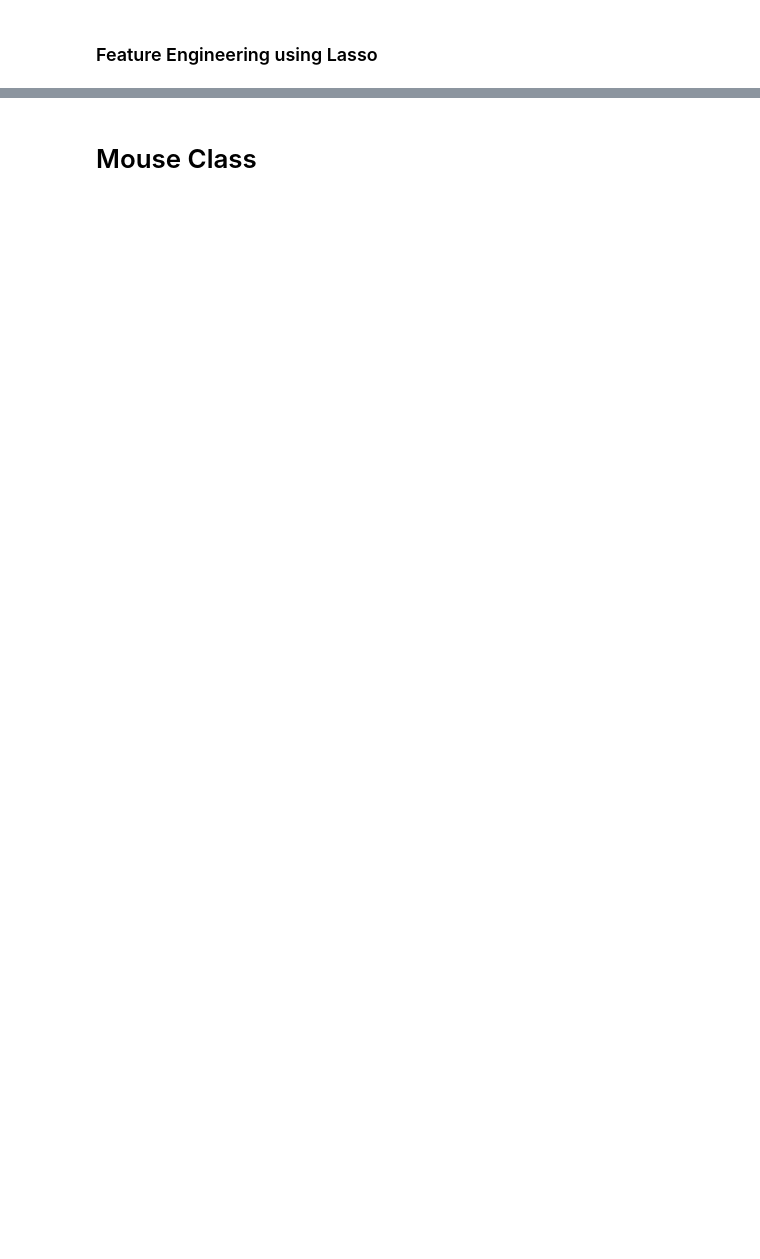
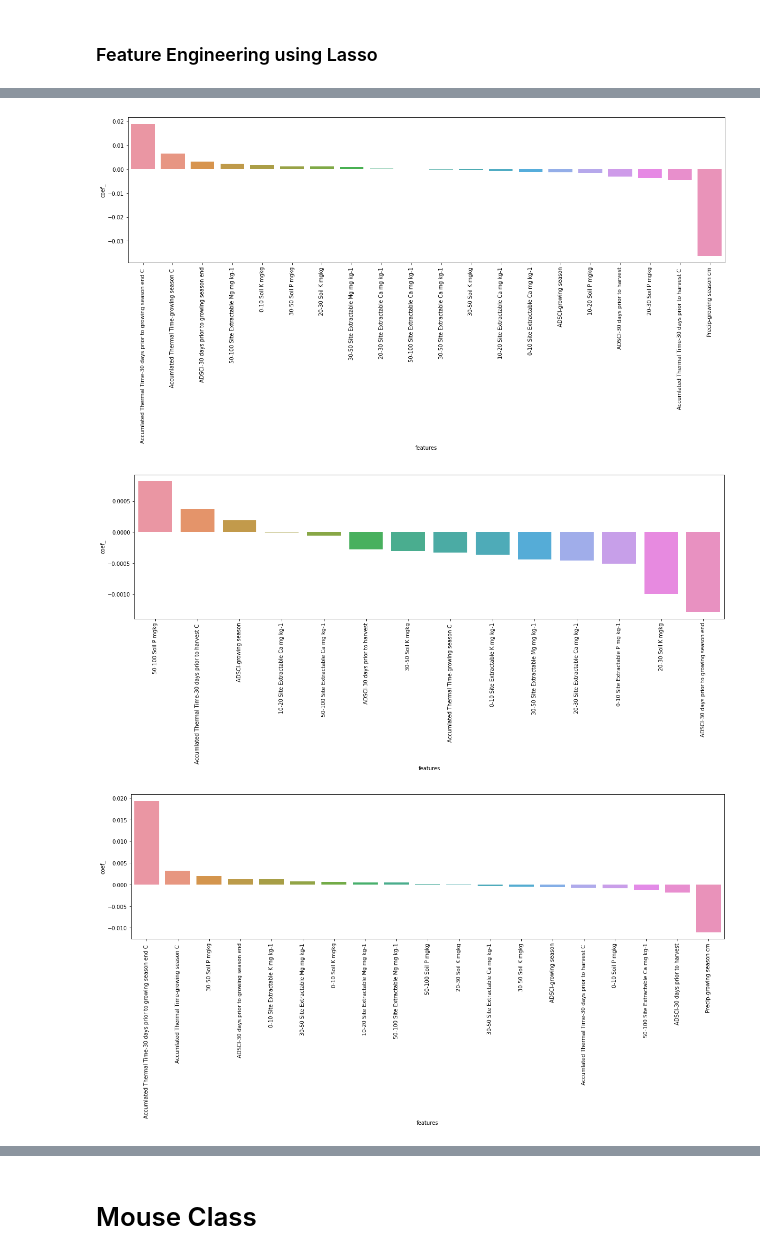
Before and after one commit to TravelReddy/Glucan, a Jupyter notebook: updated_class-final.ipynb, the cells around one changed output, grey strips where cells are left out. Cells and saved outputs as stored; diff of their text form; code cells hidden in the pictures; blank space fills up the shorter version.

```diff
--- a/updated_class-final.ipynb
+++ b/updated_class-final.ipynb
@@ -75,2 +73,3 @@ best_features_glucan = feature_engineering_lasso(X,target_column='glucan',displa
 # %%
-y_features = list(X.iloc[:,0:8].keys())
+output_columns = list(X.iloc[:,0:8].keys())
+output_columns
@@ -77,2 +85,16 @@ y_features = list(X.iloc[:,0:8].keys())
-# %%
-X = X[y_features+best_features_glucan]
+# %%
+new_X = X.dropna()
+# %%
+best_features = {}
+for opt in output_columns:
+    features_list = feature_engineering_lasso(new_X,target_column=opt,display=True)
+    for fe in features_list:
+        if fe not in best_features.keys():
+            best_features.update({fe:1})
+
+        else:
+            best_features[fe] += 1
+# %% [output]
+[figure, added]
+[figure, added]
+[figure, added]
```
Also changed, not shown: parts of 11 cells of this notebook.
